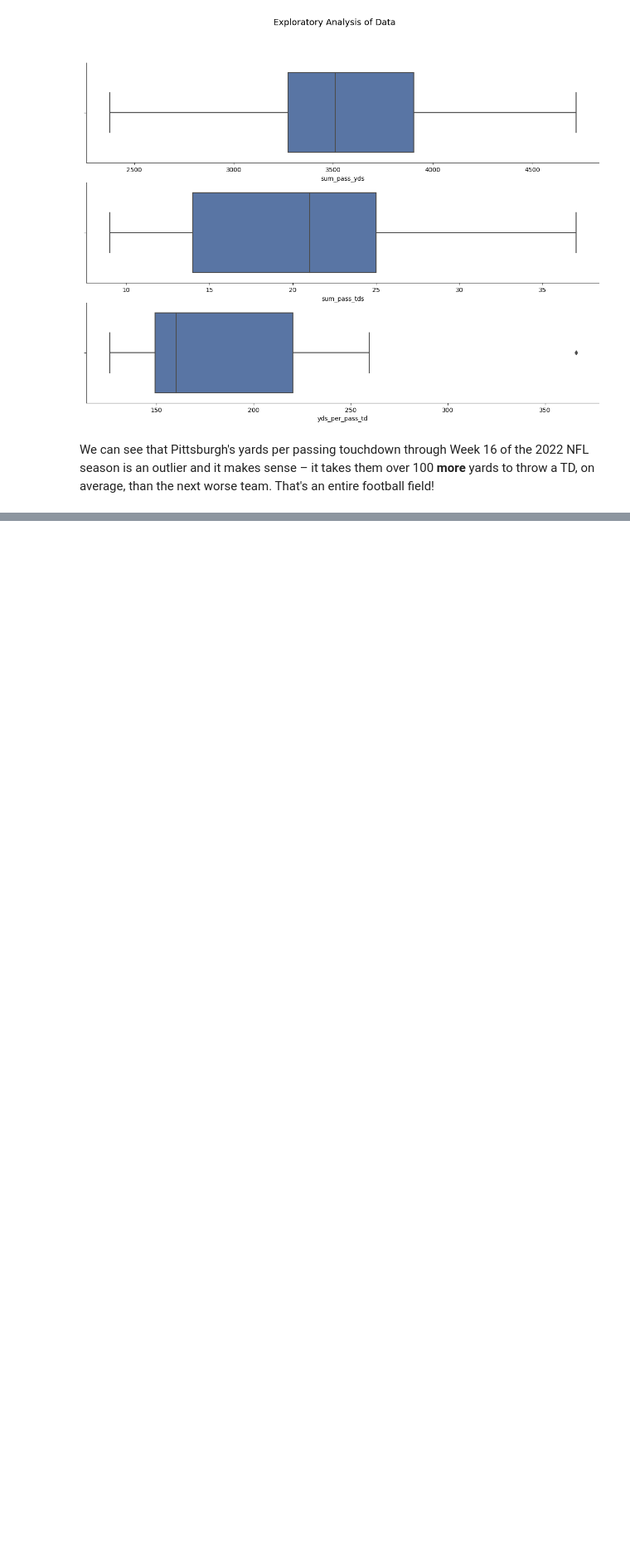
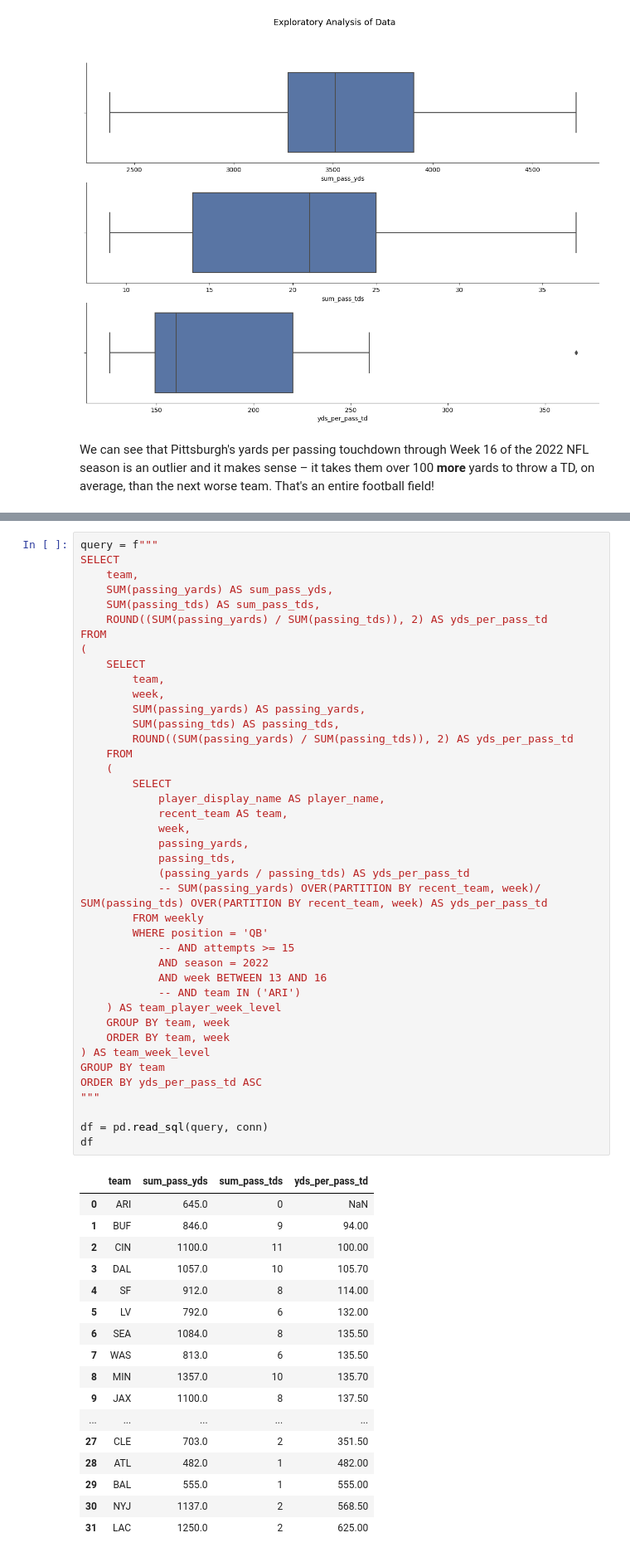
Before and after one commit to gfidanli/fantasy_football_analysis, a Jupyter notebook: daily_analysis/day_61_70/day67.ipynb, the cells around one changed output, grey strips where cells are left out. Shown at 83% size. Cells and saved outputs as stored; diff of their text form; blank space fills up the shorter version.

```diff
--- a/daily_analysis/day_61_70/day67.ipynb
+++ b/daily_analysis/day_61_70/day67.ipynb
@@ -114,0 +117,59 @@ We can see that Pittsburgh's yards per passing touchdown through Week 16 of the
+# %%
+query = f"""
+SELECT
+    team,
+    SUM(passing_yards) AS sum_pass_yds,
+    SUM(passing_tds) AS sum_pass_tds,
+    ROUND((SUM(passing_yards) / SUM(passing_tds)), 2) AS yds_per_pass_td
+FROM
+(
+    SELECT
+        team,
+        week,
+        SUM(passing_yards) AS passing_yards,
+        SUM(passing_tds) AS passing_tds,
+        ROUND((SUM(passing_yards) / SUM(passing_tds)), 2) AS yds_per_pass_td
+    FROM
+    (
+        SELECT
+            player_display_name AS player_name,
+            recent_team AS team,
+            week,
+            passing_yards,
+            passing_tds,
+            (passing_yards / passing_tds) AS yds_per_pass_td
+            -- SUM(passing_yards) OVER(PARTITION BY recent_team, week)/ SUM(passing_tds) OVER(PARTITION BY recent_team, week) AS yds_per_pass_td
+        FROM weekly
+        WHERE position = 'QB'
+            -- AND attempts >= 15
+            AND season = 2022
+            AND week BETWEEN 13 AND 16
+            -- AND team IN ('ARI')
+    ) AS team_player_week_level
+    GROUP BY team, week
+    ORDER BY team, week
+) AS team_week_level
+GROUP BY team
+ORDER BY yds_per_pass_td ASC
+"""
+
+df = pd.read_sql(query, conn)
+df
+# %% [output]
+|  | team | sum_pass_yds | sum_pass_tds | yds_per_pass_td |
+| 0 | ARI | 645.0 | 0 | NaN |
+| 1 | BUF | 846.0 | 9 | 94.00 |
+| 2 | CIN | 1100.0 | 11 | 100.00 |
+| 3 | DAL | 1057.0 | 10 | 105.70 |
+| 4 | SF | 912.0 | 8 | 114.00 |
+| 5 | LV | 792.0 | 6 | 132.00 |
+| 6 | SEA | 1084.0 | 8 | 135.50 |
+| 7 | WAS | 813.0 | 6 | 135.50 |
+| 8 | MIN | 1357.0 | 10 | 135.70 |
+| 9 | JAX | 1100.0 | 8 | 137.50 |
+| ... | ... | ... | ... | ... |
+| 27 | CLE | 703.0 | 2 | 351.50 |
+| 28 | ATL | 482.0 | 1 | 482.00 |
+| 29 | BAL | 555.0 | 1 | 555.00 |
+| 30 | NYJ | 1137.0 | 2 | 568.50 |
+| 31 | LAC | 1250.0 | 2 | 625.00 |
```
Also changed, not shown: parts of 4 cells of this notebook.
